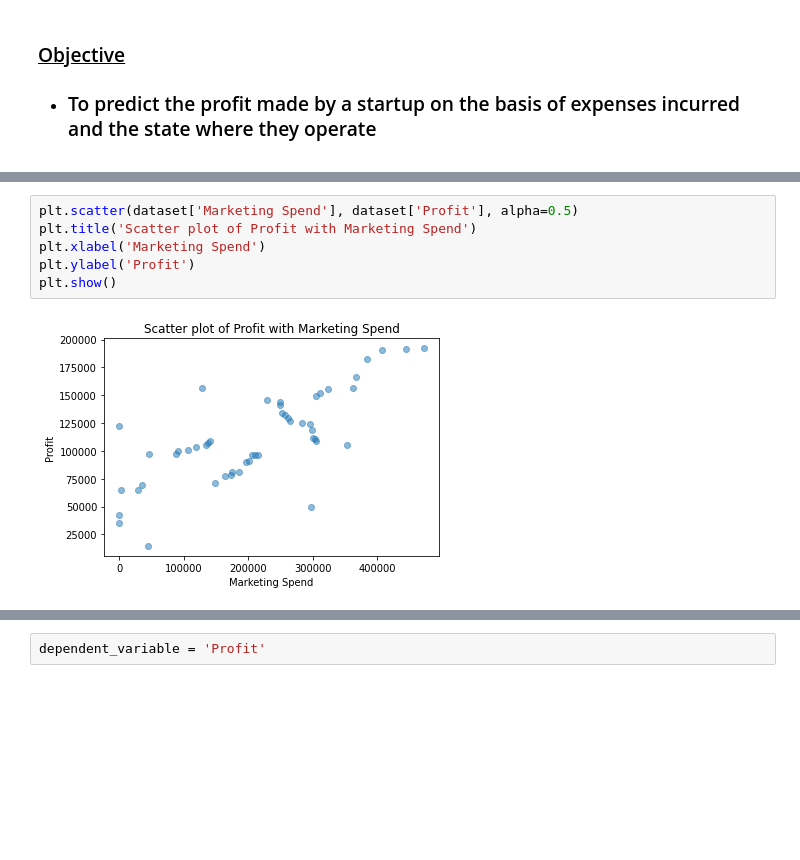
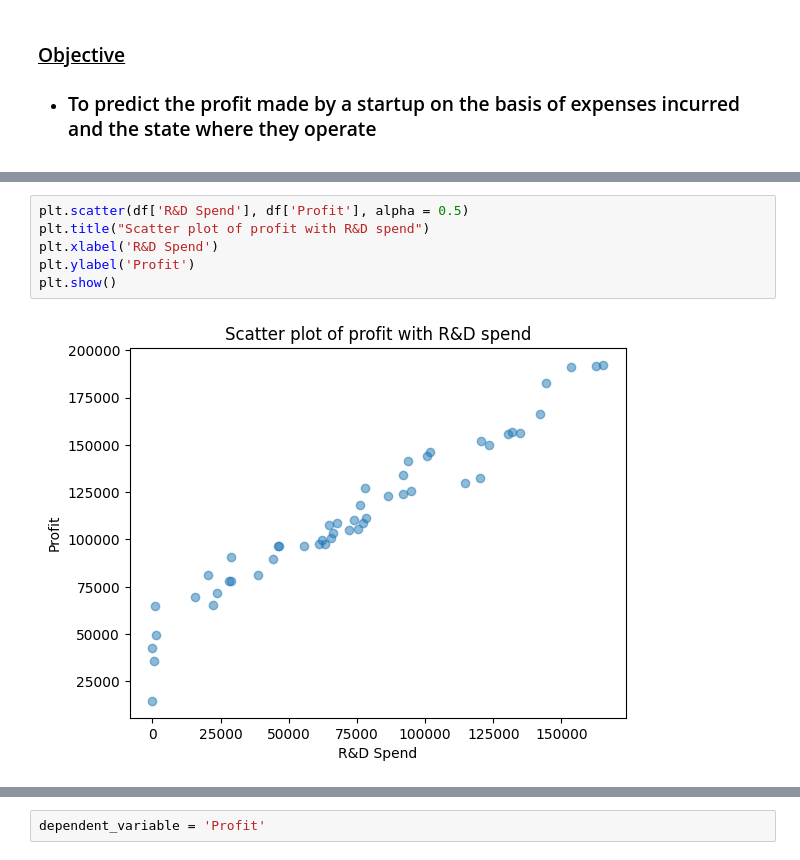
Before and after one commit to Bharatgaur/RawProjects, a Jupyter notebook: Linear_Regression_Implementation.ipynb, the cells around one changed output, grey strips where cells are left out. Drawn from its saved outputs; the diff is of its cells as text; blank space fills up the shorter version.

```diff
--- a/Linear_Regression_Implementation.ipynb
+++ b/Linear_Regression_Implementation.ipynb
@@ -48,11 +41,11 @@ dataset.shape
 # %% [output]
 (50, 5)
 # %%
-plt.scatter(dataset['Marketing Spend'], dataset['Profit'], alpha=0.5)
-plt.title('Scatter plot of Profit with Marketing Spend')
-plt.xlabel('Marketing Spend')
+plt.scatter(df['R&D Spend'], df['Profit'], alpha = 0.5)
+plt.title("Scatter plot of profit with R&D spend")
+plt.xlabel('R&D Spend')
 plt.ylabel('Profit')
 plt.show()
 # %% [output]
-[figure, old version]
+[figure, new version]
 # %%
```
Also changed, not shown: parts of 26 cells of this notebook.
